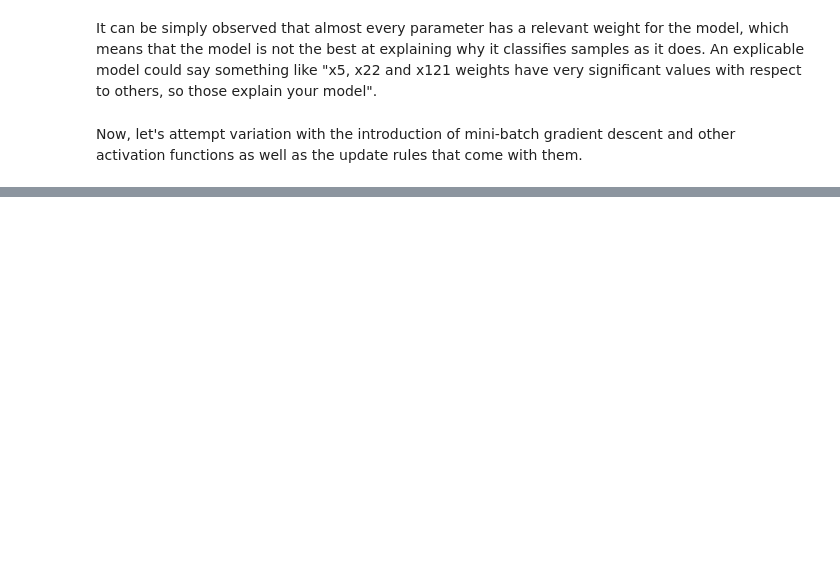
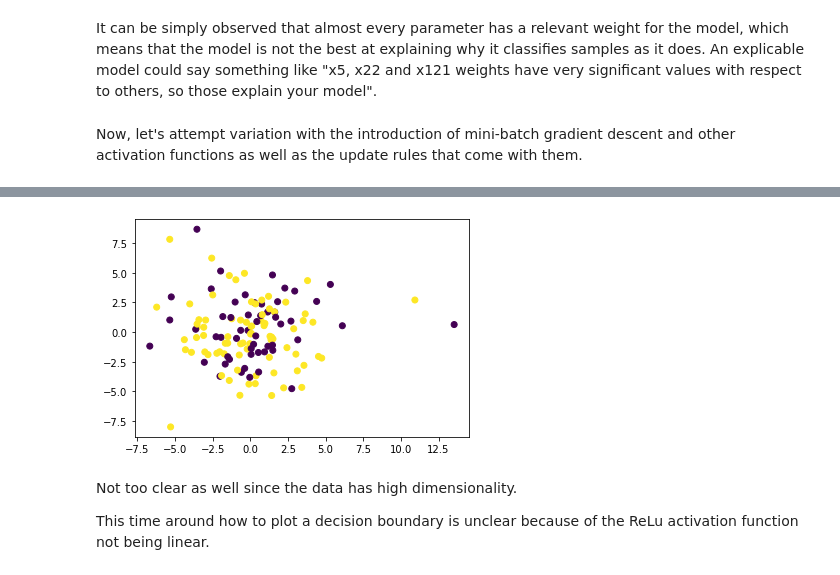
Before and after one commit to LuisRG30/Neural-Networks, a Jupyter notebook: PerceptronModels/SimplePerceptron/CrossValidate_RealData.ipynb, the cells around one changed output, grey strips where cells are left out. Saved outputs shown, nothing was run; the diff lists cells and outputs as text; code cells hidden in the pictures; blank space fills up the shorter version.

```diff
--- a/PerceptronModels/SimplePerceptron/CrossValidate_RealData.ipynb
+++ b/PerceptronModels/SimplePerceptron/CrossValidate_RealData.ipynb
@@ -154,0 +199,11 @@ P_ReLu = Perceptron()
+# %%
+y_pred_relu = P_ReLu.predict(X_test)
+X_test_new_relu = pca.fit_transform(X_test)
+plt.scatter(X_test_new_relu[:, 0], X_test_new_relu[:, 1], c=y_test==y_pred_relu)
+plt.show()
+# %% [output]
+[figure, added]
+# %% [markdown]
+Not too clear as well since the data has high dimensionality.
+
+This time around how to plot a decision boundary is unclear because of the ReLu activation function not being linear.
```
Also changed, not shown: parts of 25 cells of this notebook, 1 other file.
